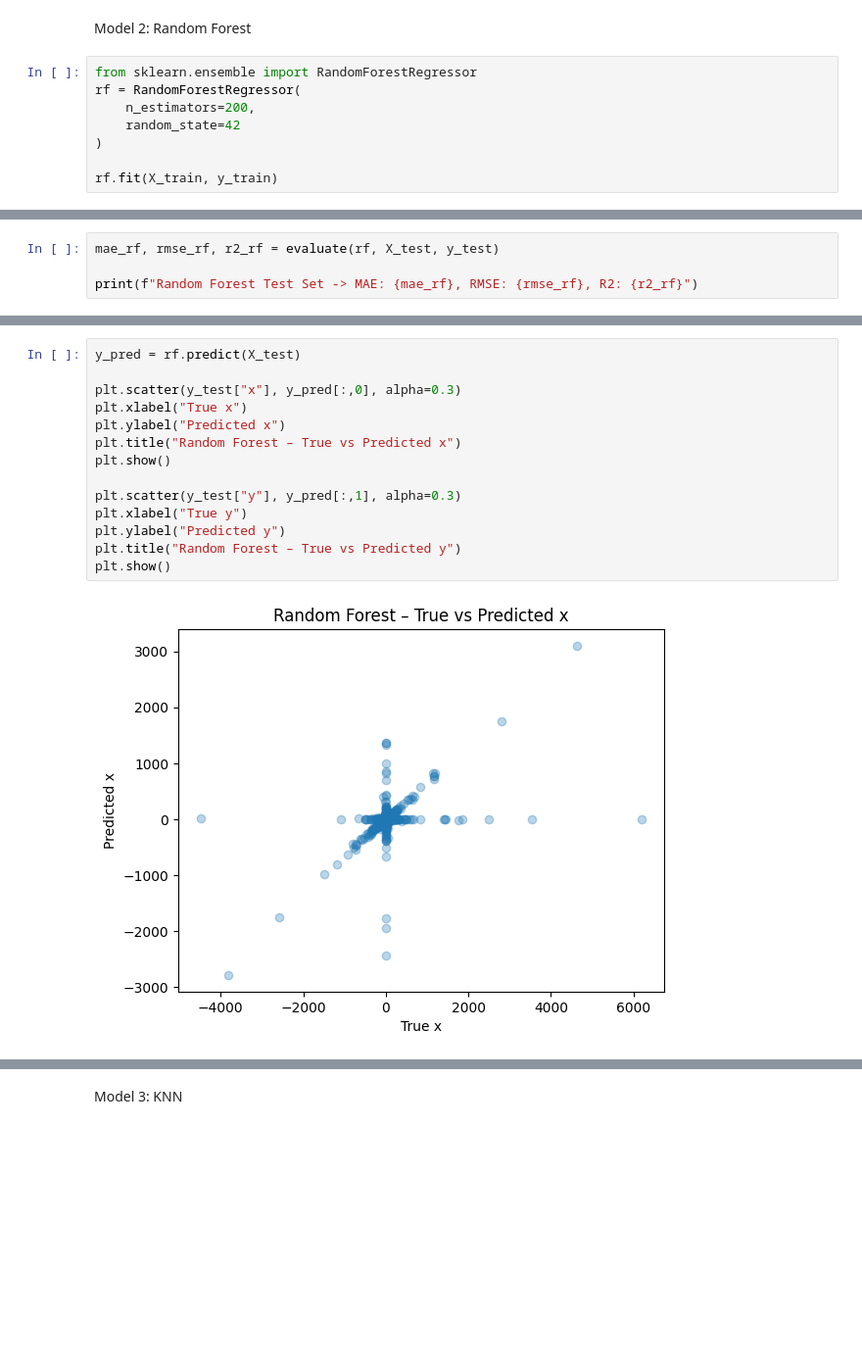
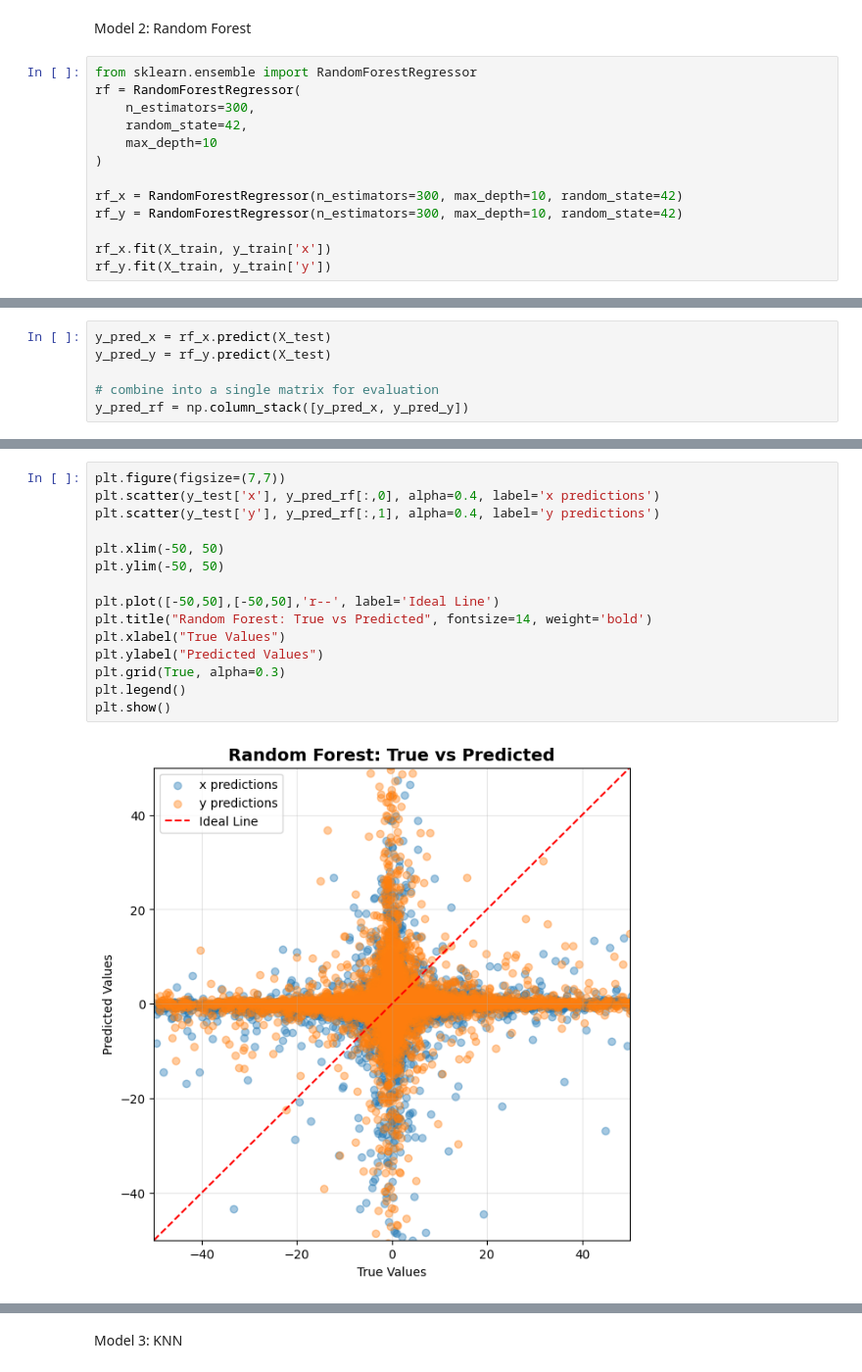
Before and after one commit to aleenaaahad/Machine-Learning-Models, a Jupyter notebook: Data-Processing.ipynb, the cells around one changed output, grey strips where cells are left out. Shown at 98% size. Cells and saved outputs as stored; diff of their text form; blank space fills up the shorter version.

```diff
--- a/Data-Processing.ipynb
+++ b/Data-Processing.ipynb
@@ -68,8 +62,13 @@ Model 2: Random Forest
 # %%
 from sklearn.ensemble import RandomForestRegressor
 rf = RandomForestRegressor(
-    n_estimators=200,
-    random_state=42
+    n_estimators=300,
+    random_state=42,
+    max_depth=10
 )
 
-rf.fit(X_train, y_train)
+rf_x = RandomForestRegressor(n_estimators=300, max_depth=10, random_state=42)
+rf_y = RandomForestRegressor(n_estimators=300, max_depth=10, random_state=42)
+
+rf_x.fit(X_train, y_train['x'])
+rf_y.fit(X_train, y_train['y'])
@@ -76,4 +77,6 @@ rf.fit(X_train, y_train)
 # %%
-mae_rf, rmse_rf, r2_rf = evaluate(rf, X_test, y_test)
+y_pred_x = rf_x.predict(X_test)
+y_pred_y = rf_y.predict(X_test)
 
-print(f"Random Forest Test Set -> MAE: {mae_rf}, RMSE: {rmse_rf}, R2: {r2_rf}")
+# combine into a single matrix for evaluation
+y_pred_rf = np.column_stack([y_pred_x, y_pred_y])
@@ -82,16 +100,17 @@ Random Forest Test Set -> MAE: 4.648164862796824, RMSE: 54.900907929058405, R2:
 # %%
-y_pred = rf.predict(X_test)
+plt.figure(figsize=(7,7))
+plt.scatter(y_test['x'], y_pred_rf[:,0], alpha=0.4, label='x predictions')
+plt.scatter(y_test['y'], y_pred_rf[:,1], alpha=0.4, label='y predictions')
 
-plt.scatter(y_test["x"], y_pred[:,0], alpha=0.3)
-plt.xlabel("True x")
-plt.ylabel("Predicted x")
-plt.title("Random Forest – True vs Predicted x")
+plt.xlim(-50, 50)
+plt.ylim(-50, 50)
+
+plt.plot([-50,50],[-50,50],'r--', label='Ideal Line')
+plt.title("Random Forest: True vs Predicted", fontsize=14, weight='bold')
+plt.xlabel("True Values")
+plt.ylabel("Predicted Values")
+plt.grid(True, alpha=0.3)
+plt.legend()
 plt.show()
-
-plt.scatter(y_test["y"], y_pred[:,1], alpha=0.3)
-plt.xlabel("True y")
-plt.ylabel("Predicted y")
-plt.title("Random Forest – True vs Predicted y")
-plt.show()
 # %% [output]
-[figure, old version]
+[figure, new version]
```
Also changed, not shown: parts of 27 cells of this notebook.
